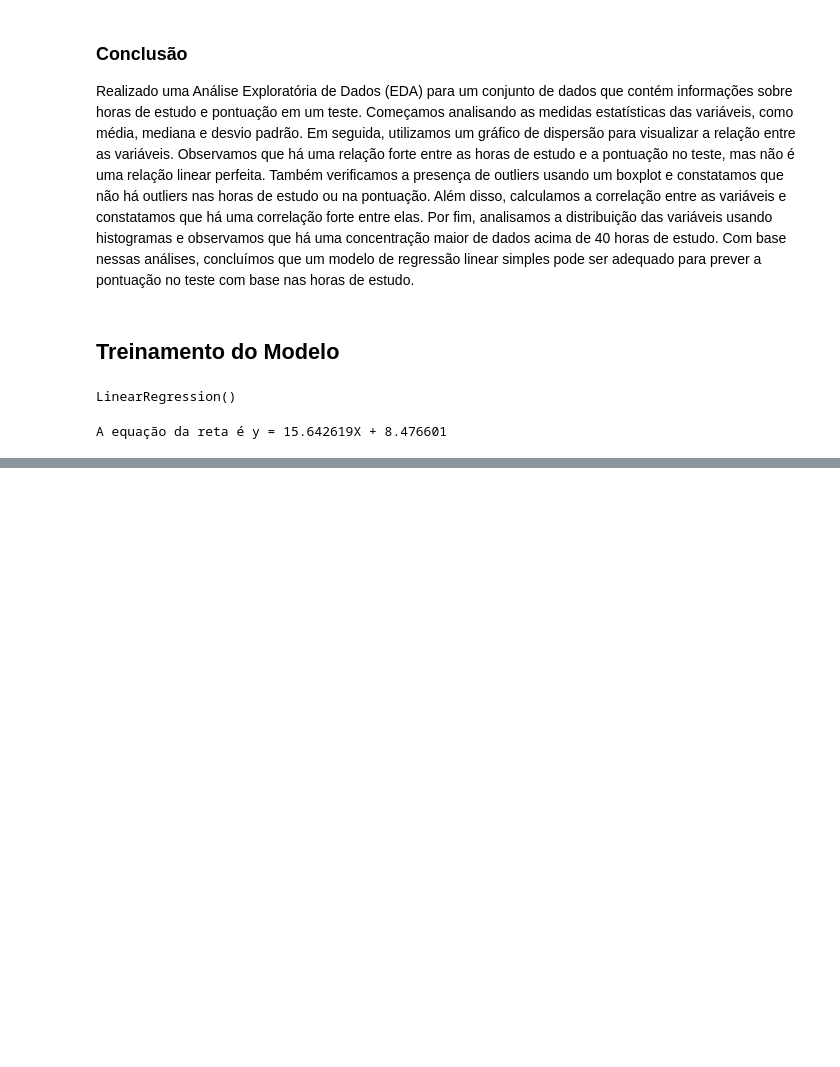
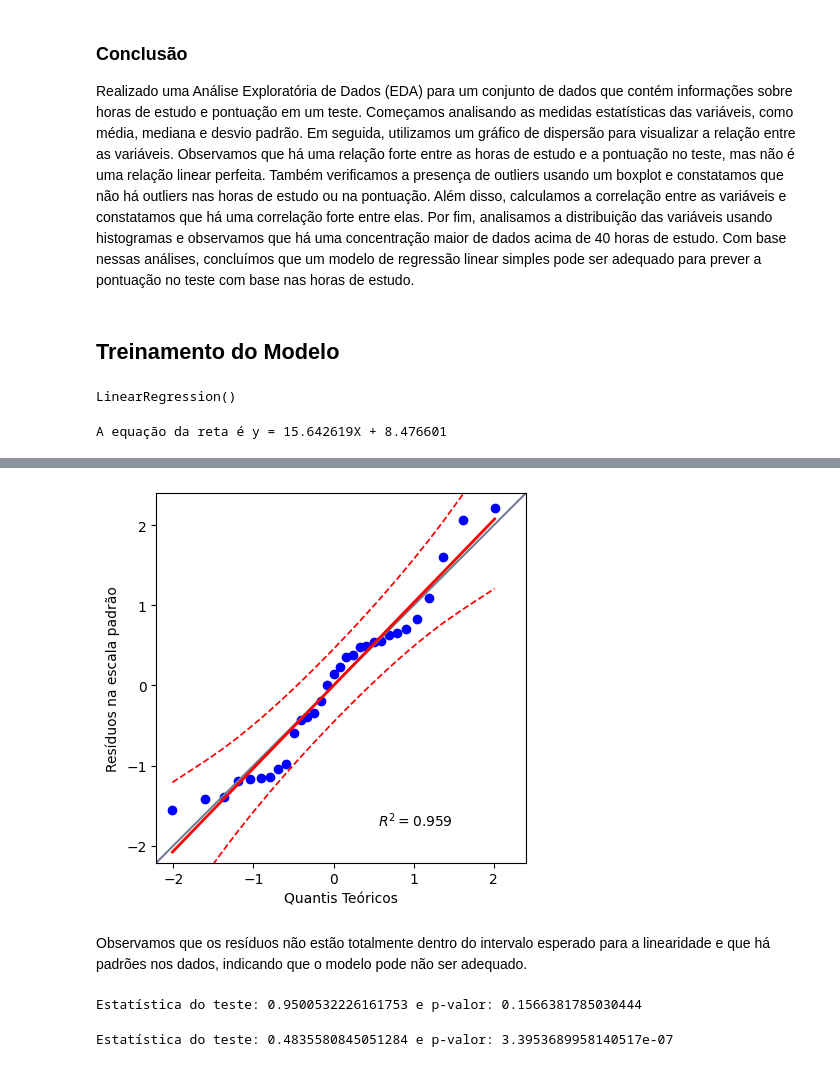
Before and after one commit to danilosalvador/ml_regressao_linear_simples, a Jupyter notebook: modelo_pontuacao.ipynb, the cells around one changed output, grey strips where cells are left out. Cells and saved outputs as stored; diff of their text form; code cells hidden in the pictures; blank space fills up the shorter version.

```diff
--- a/modelo_pontuacao.ipynb
+++ b/modelo_pontuacao.ipynb
@@ -146,0 +221,30 @@ A equação da reta é y = 15.642619X + 8.476601
+# %%
+# Checar se residuos seguem uma distribuição normal
+# QQ (Quantile-Quantile) Plot, que avalia se uma amostra segue uma distribuição normal
+import pingouin as pg
+pg.qqplot(residuos_std, dist='norm', confidence=0.95)
+plt.xlabel('Quantis Teóricos')
+plt.ylabel('Resíduos na escala padrão')
+plt.show()
+# %% [output]
+[figure, added]
+# %% [markdown]
+Observamos que os resíduos não estão totalmente dentro do intervalo esperado para a linearidade e que há padrões nos dados, indicando que o modelo pode não ser adequado.
+# %%
+# Teste de Normalidade - Shapiro Wilk
+# H0 - Segue distribuição normal
+# H1 - Não seuge distribuição normal
+# Se o p-valor > 0.05 não rejeita H0
+stat_shapiro, p_valor_shapiro = shapiro(residuos.reshape(-1))
+print("Estatística do teste: {} e p-valor: {}".format(stat_shapiro, p_valor_shapiro))
+# %% [output]
+Estatística do teste: 0.9500532226161753 e p-valor: 0.1566381785030444
+# %%
+# Teste de Normalidade - Kolmogorov-Smirnov
+# H0 - Segue distribuição normal
+# H1 - Não seuge distribuição normal
+# Se o p-valor > 0.05 não rejeita H0
+stat_ks, p_valor_ks = kstest(residuos.reshape(-1), 'norm')
+print("Estatística do teste: {} e p-valor: {}".format(stat_ks, p_valor_ks))
+# %% [output]
+Estatística do teste: 0.4835580845051284 e p-valor: 3.3953689958140517e-07
```
Also changed, not shown: parts of 14 cells of this notebook.
